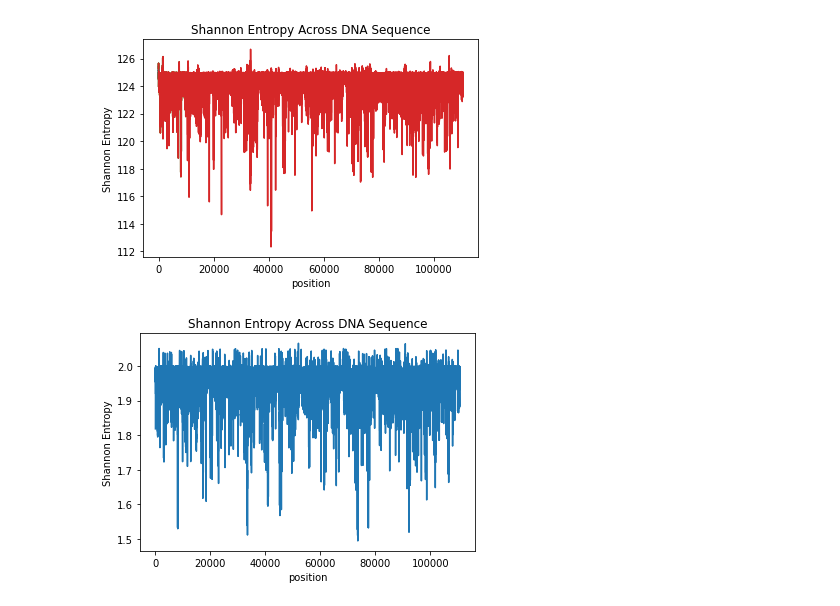
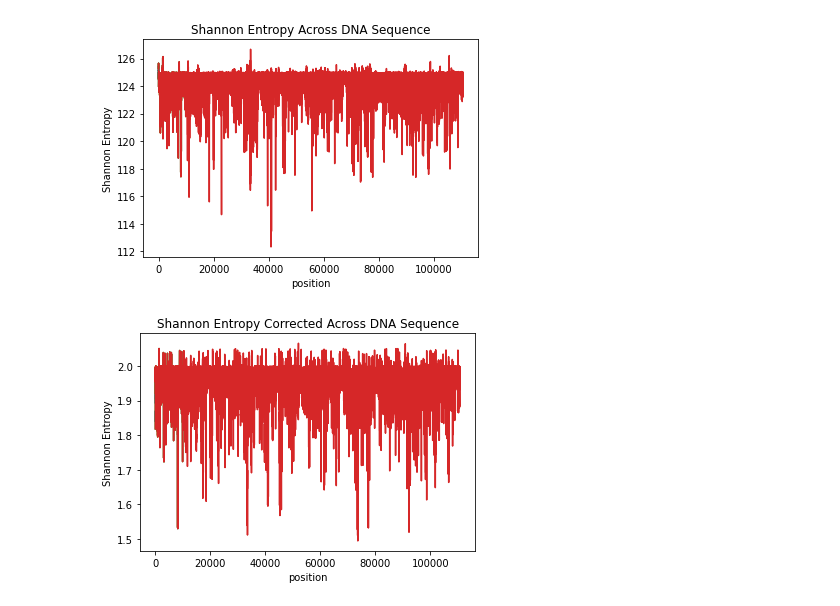
Before and after one commit to yacineMahdid/helps, a Jupyter notebook: Kolmogorov Complexity/00_kolmogorov_dna_sequences_python.ipynb, the cells around one changed output. Cells and saved outputs as stored; diff of their text form; code cells hidden in the pictures.

Commit message:
Add function parameter in the generator for shannon entropy

```diff
--- a/Kolmogorov Complexity/00_kolmogorov_dna_sequences_python.ipynb
+++ b/Kolmogorov Complexity/00_kolmogorov_dna_sequences_python.ipynb
@@ -101,9 +101,9 @@ def shannon_entropy(dna_sequence):
     entropy = 0
     for nucleotide_i in dna_sequence:
         rel_freq = relative_freq_nucleotide[nucleotide_i]
-        negative_entropy = negative_entropy + -(rel_freq * math.log(rel_freq, 2))
+        entropy = entropy - (rel_freq * math.log(rel_freq, 2))
 
-    return -negative_entropy
+    return entropy
 
 def shannon_entropy_corrected(dna_sequence):
     """Custom implementation of shannon entropy with a full non-binarized sequence
@@ -111,11 +111,12 @@ def shannon_entropy_corrected(dna_sequence):
         H(S) = −Σ P(Si) log2 (P(Si))
         P(Si) here is simply the relative frequency of character A,T,G,C or n in the string.
     """
+
     entropy = 0
     for nucleotide in {'A', 'T', 'G', 'C', 'N'}:
         rel_freq = dna_sequence.count(nucleotide) / len(dna_sequence)
         if rel_freq > 0:
-            entropy = entropy + -(rel_freq * math.log(rel_freq, 2))
+            entropy = entropy - (rel_freq * math.log(rel_freq, 2))
 
     return entropy
 
@@ -153,11 +154,11 @@ def generate_lz_sequence(sequence):
 
     return lz_sequence
 
-def generate_shannon_sequence(sequence):
+def generate_shannon_sequence(sequence, shannon_fn):
     """helper function to generate a list of Shannon Entropy metric"""
     se_sequence = []
     for window in generate_window(sequence):
-        se = shannon_entropy_corrected(window)
+        se = shannon_fn(window)
         se_sequence.append(se)
 
     return se_sequence
@@ -174,14 +175,15 @@ len(mega_dna_sequence)
 # %% [output]
 5534562
 # %%
-# Generating Shannon Entropy
-se_sequence = generate_shannon_sequence(mega_dna_sequence)
+# Generating Shannon Entropy like the paper
+se_sequence = generate_shannon_sequence(mega_dna_sequence, lambda seq : shannon_entropy(seq))
 len(se_sequence)
 # %% [output]
 110687
 # %%
-se_sequence_cor = generate_shannon_sequence(mega_dna_sequence)
-len(se_sequence)
+# Generating Shannon Entropy corrected to match the litterature
+se_sequence_cor = generate_shannon_sequence(mega_dna_sequence, lambda seq : shannon_entropy_corrected(seq))
+len(se_sequence_cor)
 # %% [output]
 110687
 # %%
@@ -232,10 +234,20 @@ plt.savefig(f'{HOME}/se_dna_full.png', dpi = 600)
 # %% [output]
 [figure]
 # %%
+# Generating multiple Graphs at different resolution starting from the start of the DNA sequence for Shannon
+resolutions = [100, 1000, 10000]
+
+for res in resolutions:
+    plt.plot(se_sequence_cor[0:res])
+    plt.xlabel("position")
+    plt.ylabel("Shannon Entropy")
+    plt.title("Shannon Entropy Corrected Across DNA Sequence")
+    plt.savefig(f'{HOME}/se_cor_dna_{res}.png', dpi = 600)
+
 plt.plot(se_sequence_cor)
 plt.xlabel("position")
 plt.ylabel("Shannon Entropy")
-plt.title("Shannon Entropy Across DNA Sequence")
-plt.savefig(f'{HOME}/se_dna_full.png', dpi = 600)
+plt.title("Shannon Entropy Corrected Across DNA Sequence")
+plt.savefig(f'{HOME}/se_cor_dna_full.png', dpi = 600)
 # %% [output]
-[figure, old version]
+[figure, new version]
```
